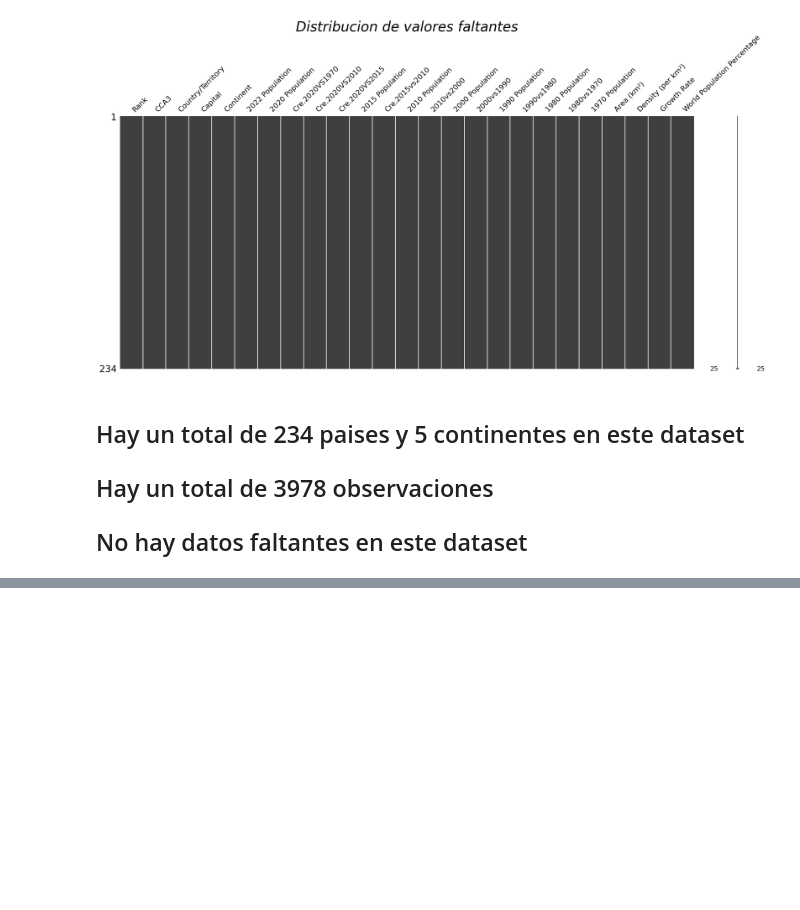
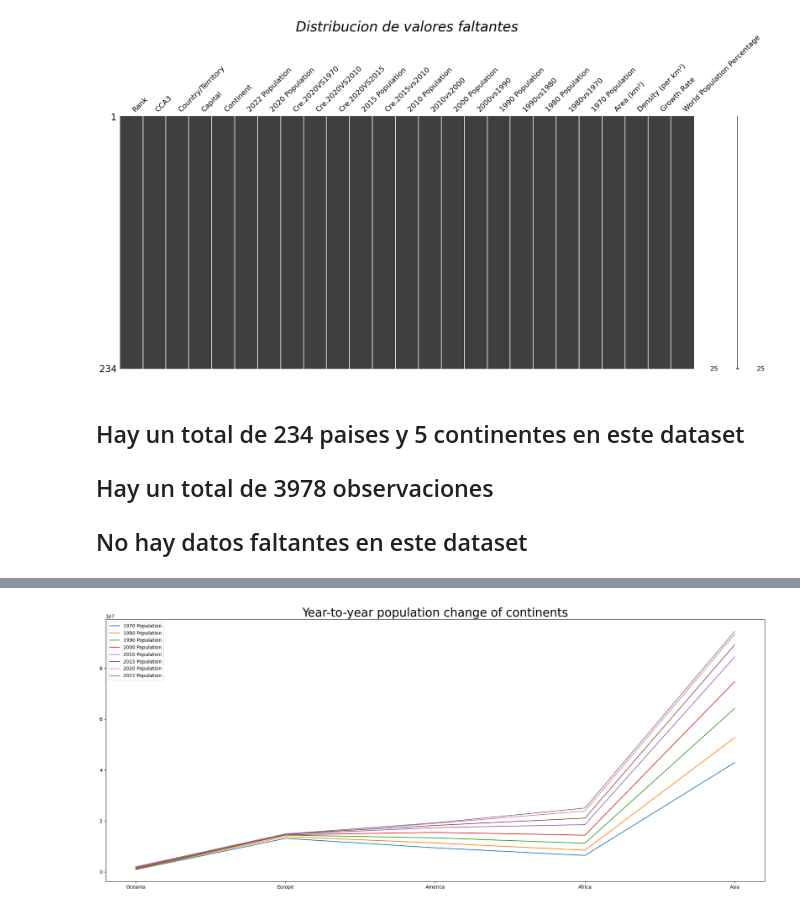
Before and after one commit to JavierElizondo1/Coder-Data-Science2, a Jupyter notebook: Analisis de poblacion mundial - Javier Elizondo.ipynb, the cells around one changed output, grey strips where cells are left out. Drawn from its saved outputs; the diff is of its cells as text; code cells hidden in the pictures; blank space fills up the shorter version.

```diff
--- a/Analisis de poblacion mundial - Javier Elizondo.ipynb
+++ b/Analisis de poblacion mundial - Javier Elizondo.ipynb
@@ -76,7 +76,7 @@ warnings.filterwarnings('ignore')
 - **Growth Rate:** Tasa de crecimiento poblacional por país/territorios
 - **World Population Percentage:** Porcentaje de la población de cada país/territorio
 # %%
-data = pd.read_csv("/content/world_populationWDELTASV1.csv")
+df = pd.read_csv("/content/world_populationWDELTASV1.csv")
 # %% [markdown]
 # Exploración basica
 # %%
@@ -232,3 +232,24 @@ fig.update_layout(
 fig.show()
 # %% [output]
 [interactive output not drawn]
+# %%
+# Filter out only numeric columns
+numeric_features = df.select_dtypes(include='number').columns
+
+# Group by 'Continent' and calculate the mean of numeric features
+continent = df.groupby('Continent')[numeric_features].mean()
+
+# Sort the resulting DataFrame by '2022 Population'
+continent.sort_values(by='2022 Population', inplace=True)
+# %%
+population_features = ['2022 Population','2020 Population','2015 Population','2010 Population','2000 Population','1990 Population','1980 Population','1970 Population']
+# %%
+population_features.reverse()
+plt.figure(figsize=(25,10))
+for feature in population_features:
+    plt.plot(continent[feature],label = feature)
+plt.legend()
+plt.title('Year-to-year population change of continents', size=25);
+plt.show();
+# %% [output]
+[figure, added]
```
Also changed, not shown: parts of 10 cells of this notebook.
